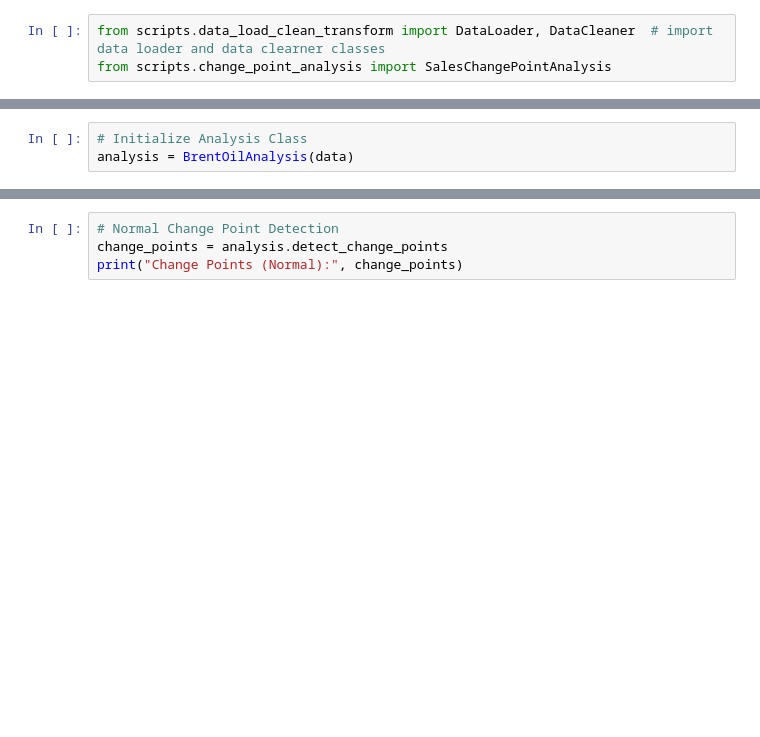
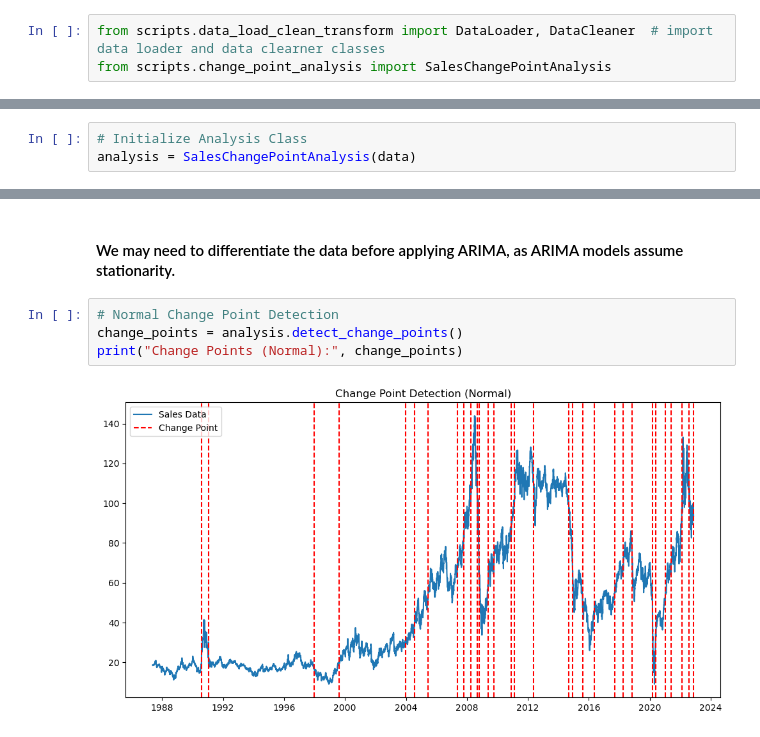
Before and after one commit to zereay74/Kaim-week-10, a Jupyter notebook: notebooks/Task_1_Defining_Data_Analysis_Workflow.ipynb, the cells around one changed output, grey strips where cells are left out. Cells and saved outputs as stored; diff of their text form; blank space fills up the shorter version.

```diff
--- a/notebooks/Task_1_Defining_Data_Analysis_Workflow.ipynb
+++ b/notebooks/Task_1_Defining_Data_Analysis_Workflow.ipynb
@@ -45,5 +45,5 @@ cleaner.check_missing_values()
 | 1 | Price | 0 | 0.0 | float64 |
 # %%
 # Initialize Analysis Class
-analysis = BrentOilAnalysis(data)
+analysis = SalesChangePointAnalysis(data)
 # %% [output]
@@ -72,6 +72,9 @@ print("Is Data Stationary?", is_stationary)
 Is Data Stationary? False
+# %% [markdown]
+#### We may need to differentiate the data before applying ARIMA, as ARIMA models assume stationarity.
 # %%
 # Normal Change Point Detection
-change_points = analysis.detect_change_points
+change_points = analysis.detect_change_points()
 print("Change Points (Normal):", change_points)
 # %% [output]
+[figure, added]
```
Also changed, not shown: parts of 16 cells of this notebook.
